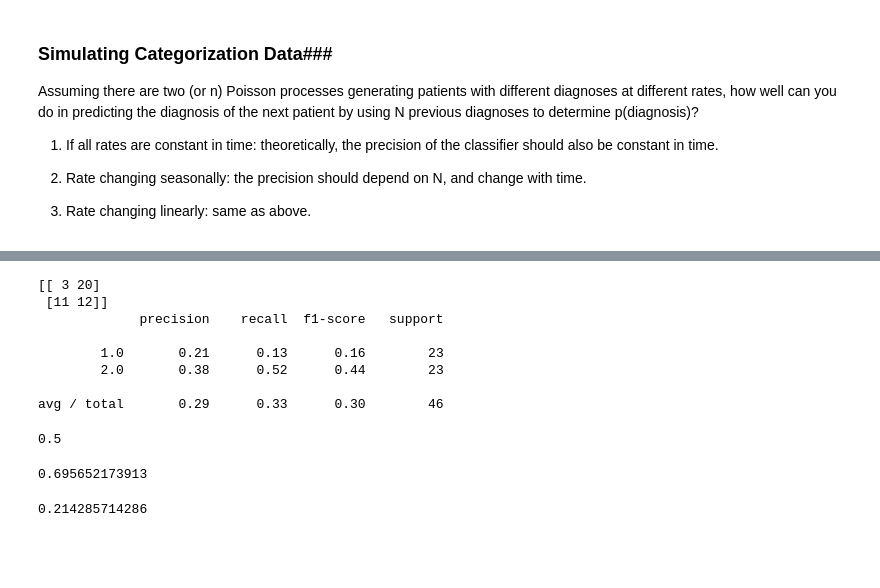
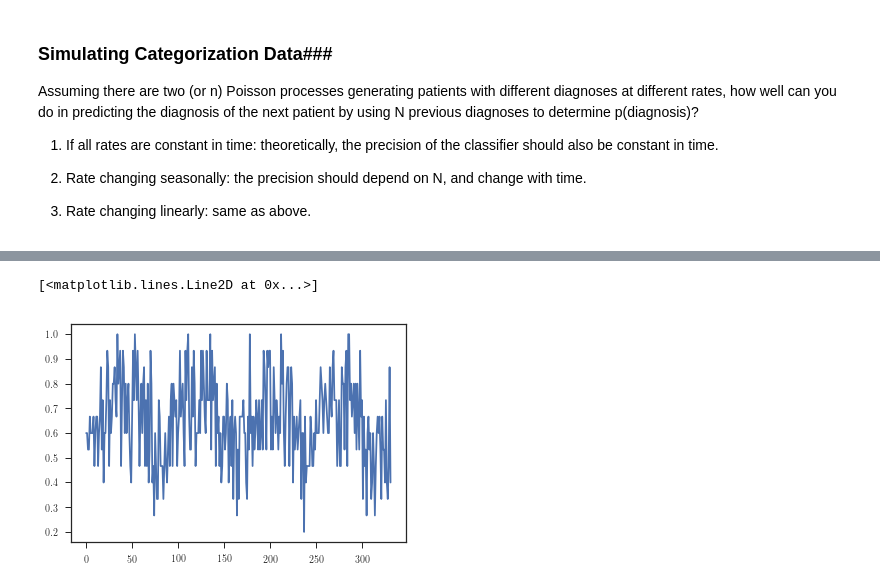
Before and after one commit to lmaesampson/CNSCat, a Jupyter notebook: Code/Simulation.ipynb, the cells around one changed output, grey strips where cells are left out. Saved outputs shown, nothing was run; the diff lists cells and outputs as text; code cells hidden in the pictures; blank space fills up the shorter version.

```diff
--- a/Code/Simulation.ipynb
+++ b/Code/Simulation.ipynb
@@ -81,42 +187,27 @@ def observe(tseries,Ntest,nclass):
 # %%
-#
-Ntrail = 50  #Number of trailing patients to use to predict the next diagnosis
+#finally: sinusoidal rate
+
+pwind_osc = []
 i = 0
 ypred = []
 yobs = []
-
-for obs in patients[Ntrail+1:,1]:
-        r, p = observe(patients[Ntrail*i:Ntrail*(i+1),1],Ntrail,2)
-        if Ntrail*(i+1)<len(patients):
+for obs in patients_sin[Ntrail+1:,1]:
+        r, p = observe(patients_sin[i:Ntrail+i,1],Ntrail,2)
+        if Ntrail+i+1<len(patients_sin):
             ypred.append(p[0]+1.)
             yobs.append(obs)
         else:
+            print Ntrail*(i+1), i
             break
         i += 1
-
-yobs = np.array(yobs)
-ypred = np.array(ypred)
+        if i%window==0:
+            yobs = np.array(yobs)
+            ypred = np.array(ypred)
+            pscore = precision_score(yobs,ypred,average='micro')
+            pwind_osc.append(pscore)
+            ypred = []
+            yobs = []
+plt.plot(pwind_osc)
+# %% [output]
+[<matplotlib.lines.Line2D at 0x...>]
+[figure, added]
-# %%
-print confusion_matrix(yobs,ypred)
-print classification_report(yobs,ypred)
-# %% [output]
-[[ 3 20]
- [11 12]]
-             precision    recall  f1-score   support
-
-        1.0       0.21      0.13      0.16        23
-        2.0       0.38      0.52      0.44        23
-
-avg / total       0.29      0.33      0.30        46
-# %%
-print float(len(yobs[yobs==2.]))/float(len(yobs))
-# %% [output]
-0.5
-# %%
-print float(len(ypred[ypred==2.]))/float(len(ypred))
-# %% [output]
-0.695652173913
-# %%
-print precision_score(yobs, ypred)
-# %% [output]
-0.214285714286
```
Also changed, not shown: parts of 16 cells of this notebook, 2 other files.
